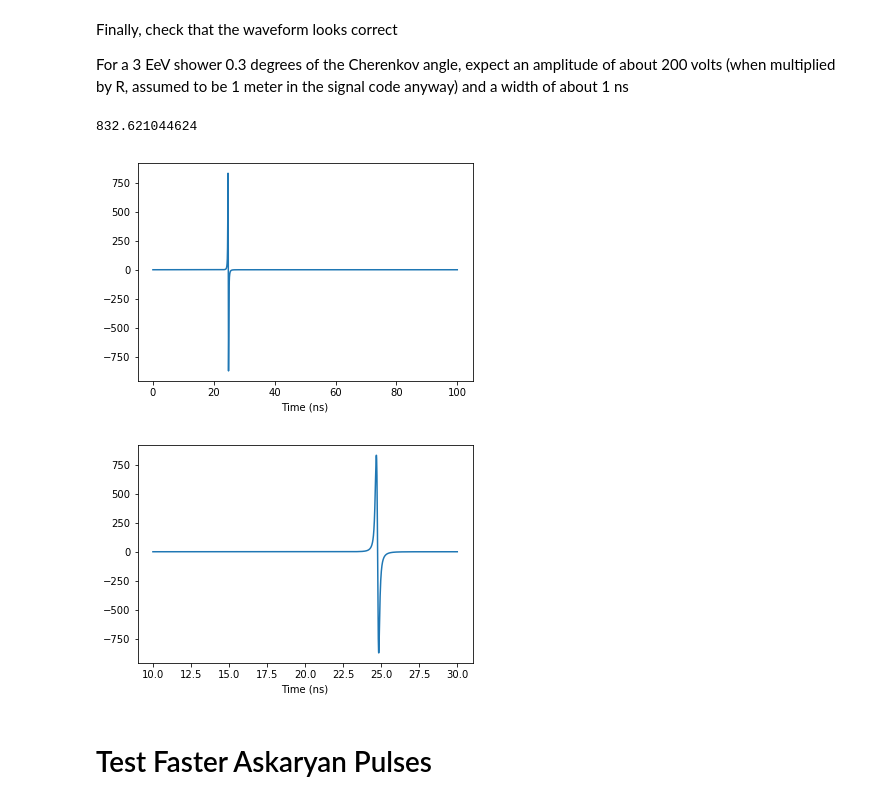
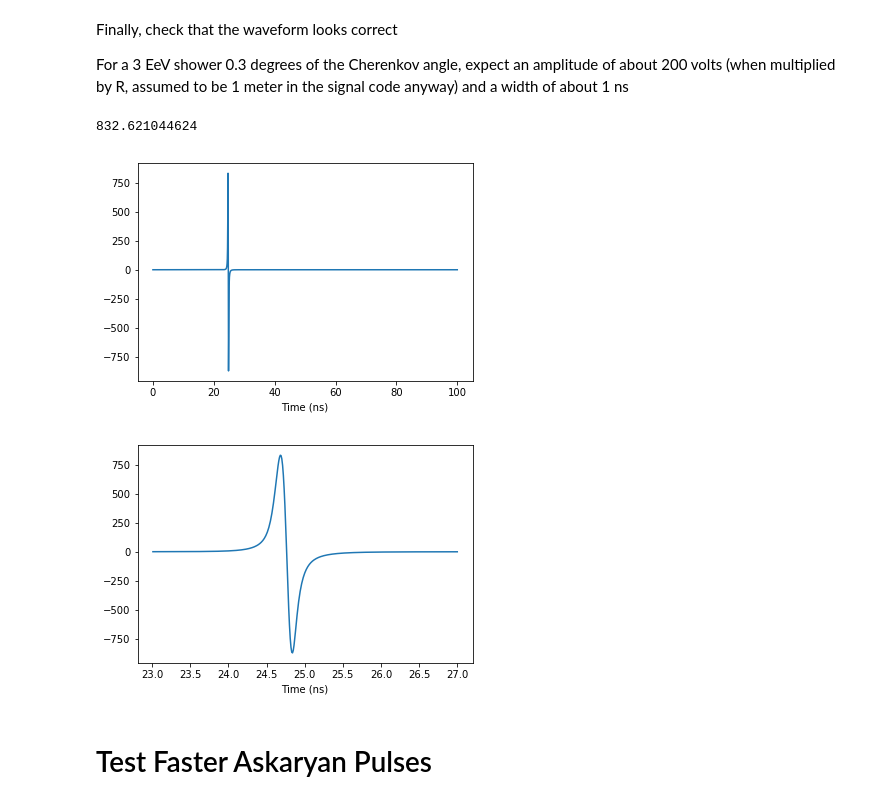
Before and after one commit to bhokansonfasig/pyrex, a Jupyter notebook: Visual Tests.ipynb, the cells around one changed output. Saved outputs shown, nothing was run; the diff lists cells and outputs as text; code cells hidden in the pictures.

```diff
--- a/Visual Tests.ipynb
+++ b/Visual Tests.ipynb
@@ -108,14 +108,14 @@ Finally, check that the waveform looks correct
 For a 3 EeV shower 0.3 degrees of the Cherenkov angle, expect an amplitude of about 200 volts (when multiplied by R, assumed to be 1 meter in the signal code anyway) and a width of about 1 ns
 # %%
 plot_sig(ask)
-plot_sig(ask, zoom=[10e-9,30e-9])
+plot_sig(ask, zoom=[23e-9,27e-9])
 # plt.figure()
 # plt.plot(np.linspace(0,100e-9,5001),scipy.signal.resample(ask.values,5001))
 print(max(ask.values))
 # %% [output]
 832.621044624
 [figure]
-[figure, old version]
+[figure, new version]
 # %% [markdown]
 <a id='fast_askaryan_pulses'></a>
 # Test Faster Askaryan Pulses
```
Also changed, not shown: parts of 7 cells of this notebook.
